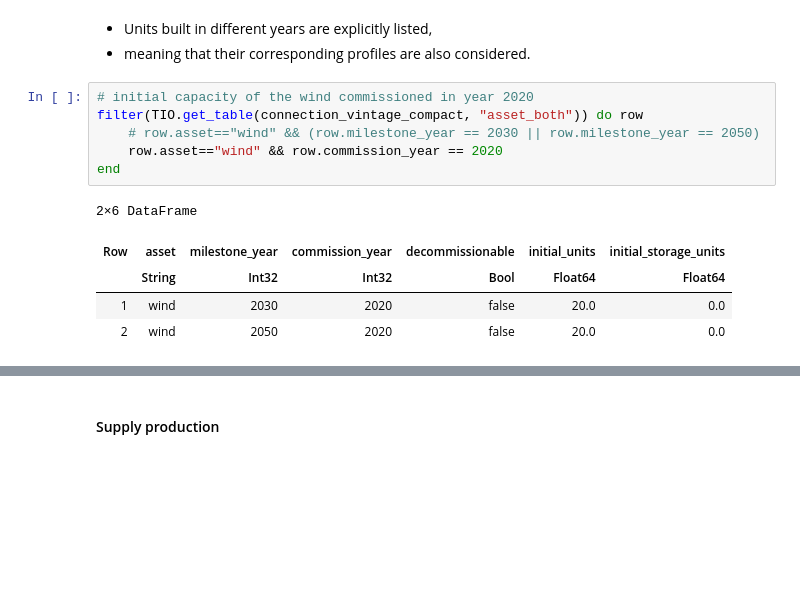
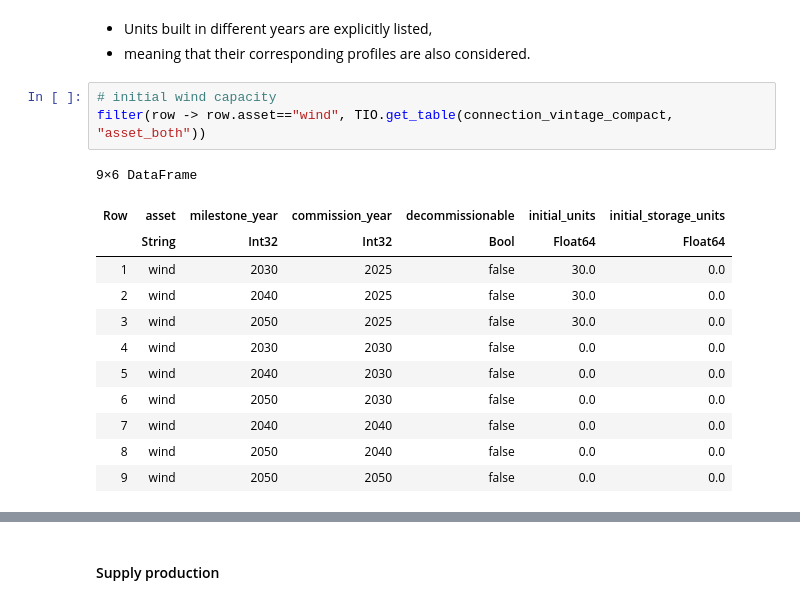
Before and after one commit to nnhjy/VintageDemo, a Jupyter notebook: VintageDemoTulipa.ipynb, the cells around one changed output, grey strips where cells are left out. Saved outputs shown, nothing was run; the diff lists cells and outputs as text; blank space fills up the shorter version.

```diff
--- a/VintageDemoTulipa.ipynb
+++ b/VintageDemoTulipa.ipynb
@@ -292,18 +344,22 @@ EnergyProblem:
 # %% [markdown]
 - Units built in different years are explicitly listed,
 - meaning that their corresponding profiles are also considered.
-# %%
-# initial capacity of the wind commissioned in year 2020
-filter(TIO.get_table(connection_vintage_compact, "asset_both")) do row
-    # row.asset=="wind" && (row.milestone_year == 2030 || row.milestone_year == 2050)
-    row.asset=="wind" && row.commission_year == 2020
-end
-# %% [output]
-2×6 DataFrame
-| Row | asset | milestone_year | commission_year | decommissionable | initial_units | initial_storage_units |
-|  | String | Int32 | Int32 | Bool | Float64 | Float64 |
-| 1 | wind | 2030 | 2020 | false | 20.0 | 0.0 |
-| 2 | wind | 2050 | 2020 | false | 20.0 | 0.0 |
+# %%
+# initial wind capacity
+filter(row -> row.asset=="wind", TIO.get_table(connection_vintage_compact, "asset_both"))
+# %% [output]
+9×6 DataFrame
+| Row | asset | milestone_year | commission_year | decommissionable | initial_units | initial_storage_units |
+|  | String | Int32 | Int32 | Bool | Float64 | Float64 |
+| 1 | wind | 2030 | 2025 | false | 30.0 | 0.0 |
+| 2 | wind | 2040 | 2025 | false | 30.0 | 0.0 |
+| 3 | wind | 2050 | 2025 | false | 30.0 | 0.0 |
+| 4 | wind | 2030 | 2030 | false | 0.0 | 0.0 |
+| 5 | wind | 2040 | 2030 | false | 0.0 | 0.0 |
+| 6 | wind | 2050 | 2030 | false | 0.0 | 0.0 |
+| 7 | wind | 2040 | 2040 | false | 0.0 | 0.0 |
+| 8 | wind | 2050 | 2040 | false | 0.0 | 0.0 |
+| 9 | wind | 2050 | 2050 | false | 0.0 | 0.0 |
 # %%
 # invested capacity of the wind commissioned in the milestone year
 filter(row -> row.asset=="wind", TIO.get_table(connection_vintage_compact, "var_assets_investment"))
```
Also changed, not shown: parts of 21 cells of this notebook.
